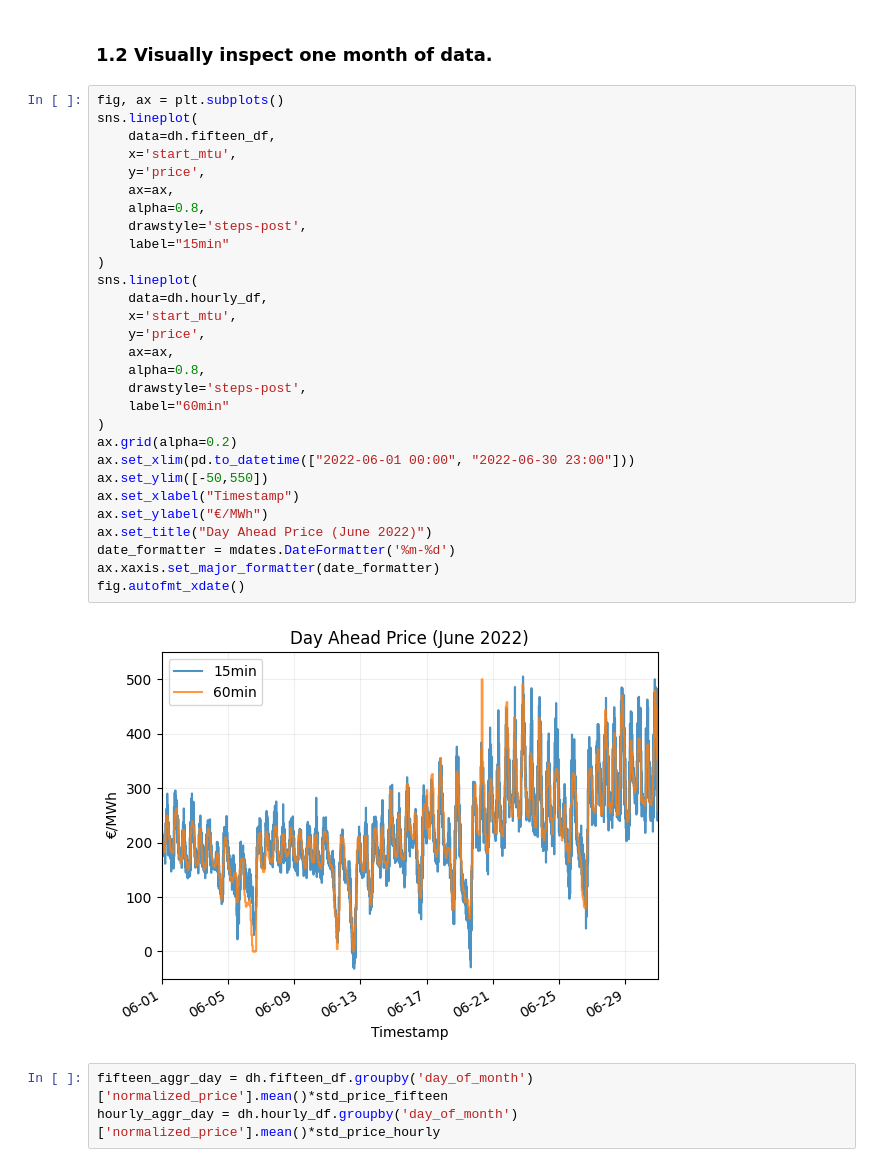
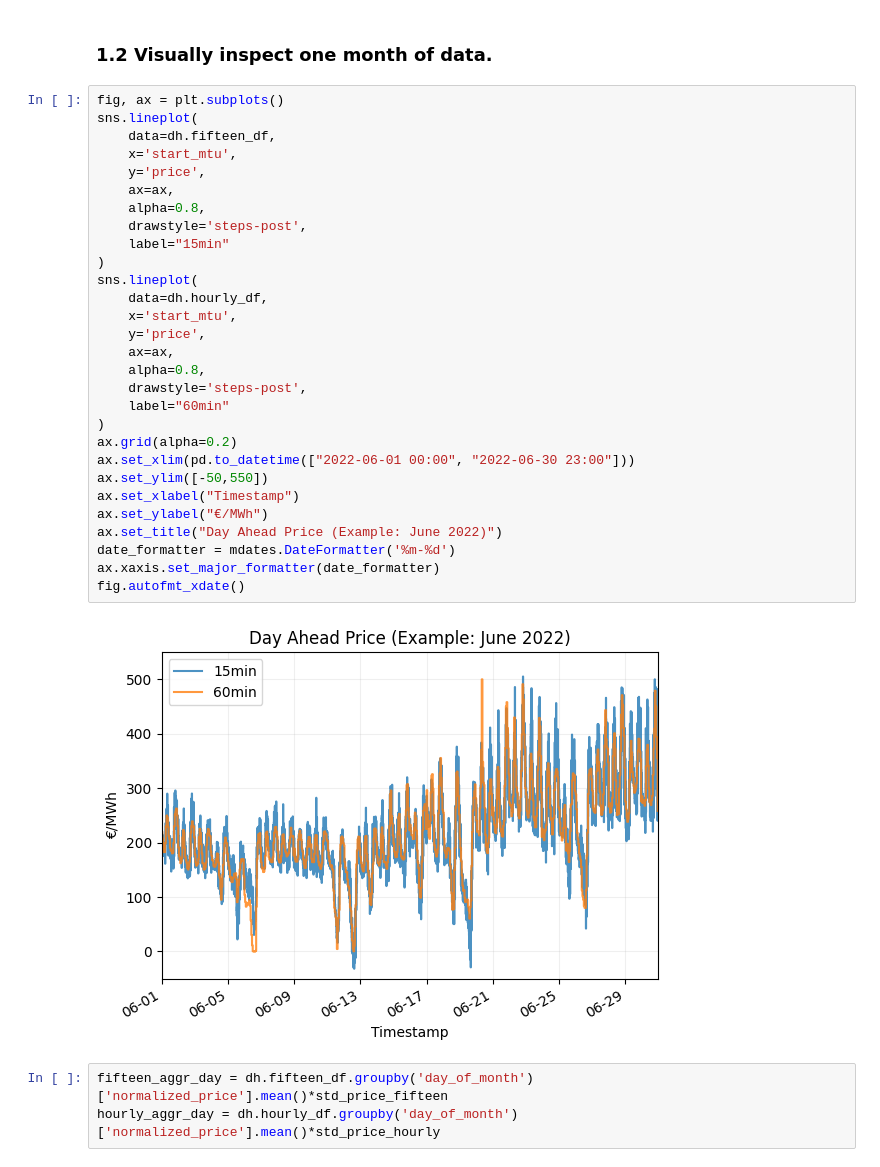
Before and after one commit to aturcati/battery-optimization, a Jupyter notebook: notebooks/0.0_price_timeseries_analysis.ipynb, the cells around one changed output. Saved outputs shown, nothing was run; the diff lists cells and outputs as text.

```diff
--- a/notebooks/0.0_price_timeseries_analysis.ipynb
+++ b/notebooks/0.0_price_timeseries_analysis.ipynb
@@ -160,34 +160,34 @@ Text(0.5, 1.0, 'Average Volatility')
 # %%
 fig, ax = plt.subplots()
 sns.lineplot(
     data=dh.fifteen_df,
     x='start_mtu',
     y='price',
     ax=ax,
     alpha=0.8,
     drawstyle='steps-post',
     label="15min"
 )
 sns.lineplot(
     data=dh.hourly_df,
     x='start_mtu',
     y='price',
     ax=ax,
     alpha=0.8,
     drawstyle='steps-post',
     label="60min"
 )
 ax.grid(alpha=0.2)
 ax.set_xlim(pd.to_datetime(["2022-06-01 00:00", "2022-06-30 23:00"]))
 ax.set_ylim([-50,550])
 ax.set_xlabel("Timestamp")
 ax.set_ylabel("€/MWh")
-ax.set_title("Day Ahead Price (June 2022)")
+ax.set_title("Day Ahead Price (Example: June 2022)")
 date_formatter = mdates.DateFormatter('%m-%d')
 ax.xaxis.set_major_formatter(date_formatter)
 fig.autofmt_xdate()
 # %% [output]
-[figure, old version]
+[figure, new version]
 # %%
 fifteen_aggr_day = dh.fifteen_df.groupby('day_of_month')['normalized_price'].mean()*std_price_fifteen
 hourly_aggr_day = dh.hourly_df.groupby('day_of_month')['normalized_price'].mean()*std_price_hourly
```
Also changed, not shown: parts of 5 cells of this notebook.
